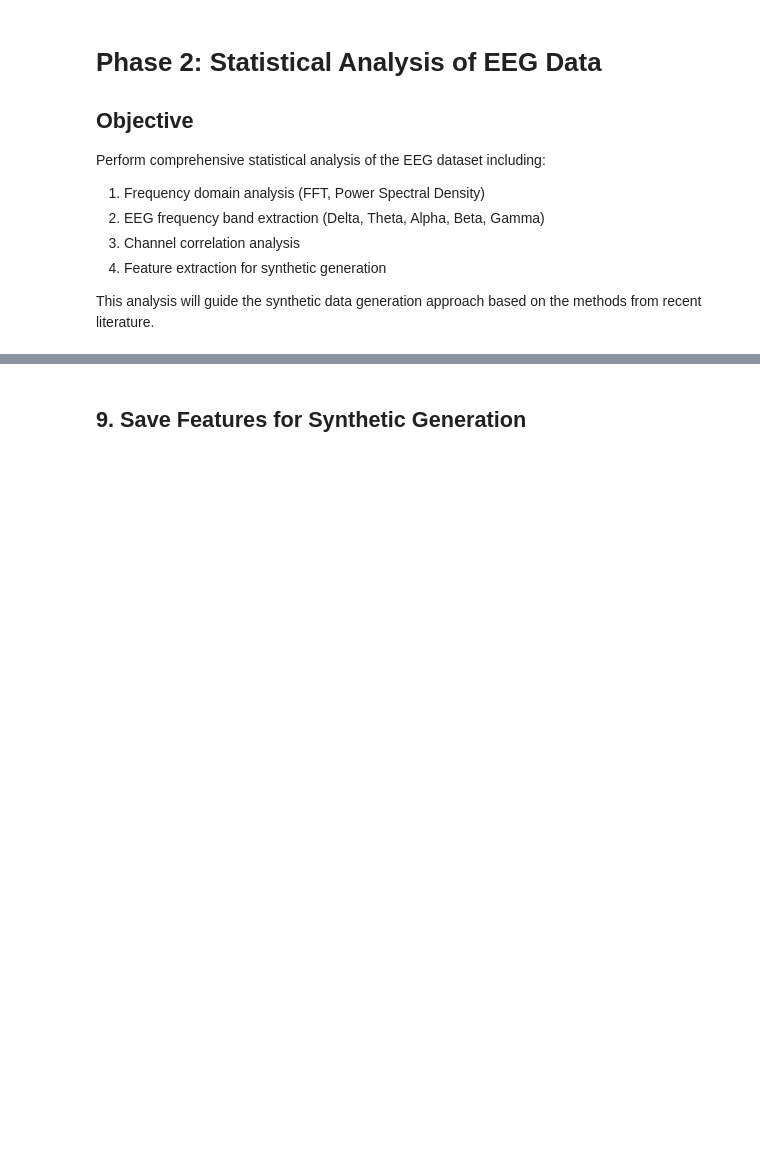
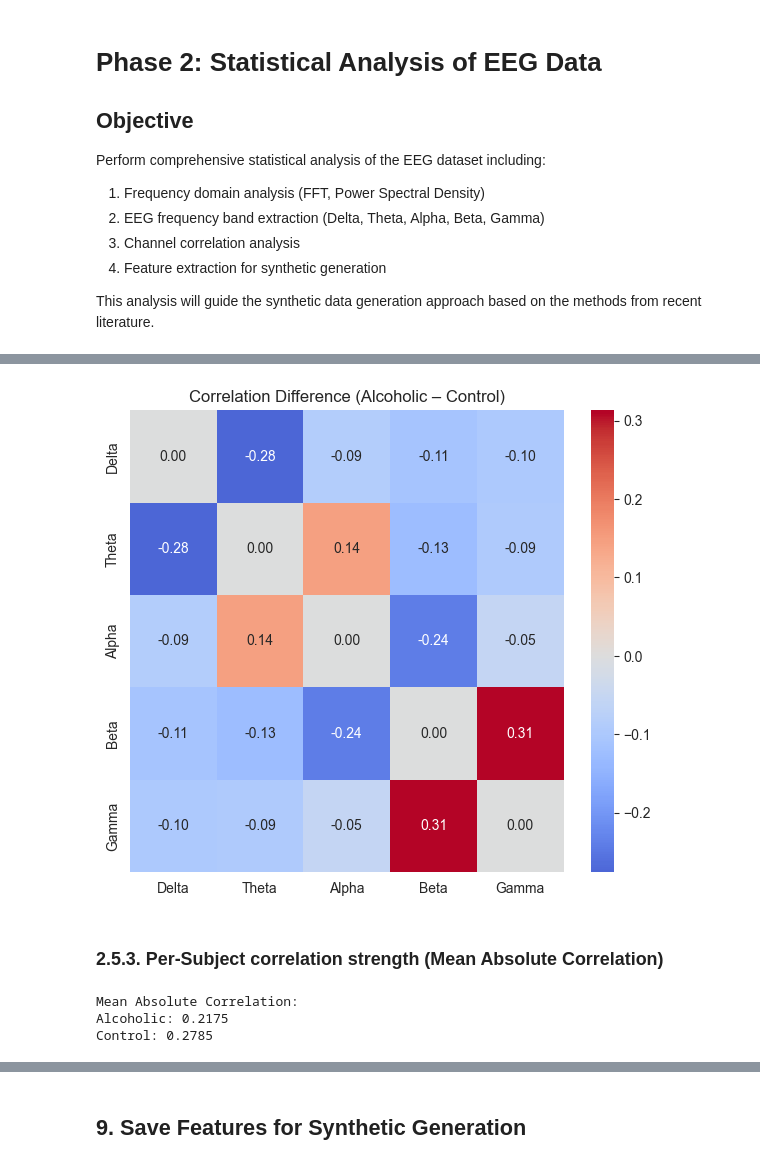
Before and after one commit to ZhaoJackson/Synthetic_EEG_Generation, a Jupyter notebook: src/phase2_statistical_analysis.ipynb, the cells around one changed output, grey strips where cells are left out. Saved outputs shown, nothing was run; the diff lists cells and outputs as text; code cells hidden in the pictures; blank space fills up the shorter version.

```diff
--- a/src/phase2_statistical_analysis.ipynb
+++ b/src/phase2_statistical_analysis.ipynb
@@ -480,0 +517,25 @@ Analyzed 10 channels with 256 samples each
+# %%
+corr_diff = corr_alcoholic - corr_control
+
+plt.figure(figsize=(7,6))
+sns.heatmap(corr_diff, annot=True, fmt=".2f", cmap="coolwarm", center=0)
+plt.title("Correlation Difference (Alcoholic – Control)")
+plt.show()
+# %% [output]
+[figure, added]
+# %% [markdown]
+### 2.5.3. Per-Subject correlation strength (Mean Absolute Correlation)
+# %%
+def mean_abs_corr(corr):
+    return np.mean(np.abs(corr.values[np.triu_indices_from(corr.values, k=1)]))
+
+mac_alc = mean_abs_corr(corr_alcoholic)
+mac_ctl = mean_abs_corr(corr_control)
+
+print("Mean Absolute Correlation:")
+print(f"Alcoholic: {mac_alc:.4f}")
+print(f"Control: {mac_ctl:.4f}")
+# %% [output]
+Mean Absolute Correlation:
+Alcoholic: 0.2175
+Control: 0.2785
```
Also changed, not shown: parts of 67 cells of this notebook, 1 other file.
